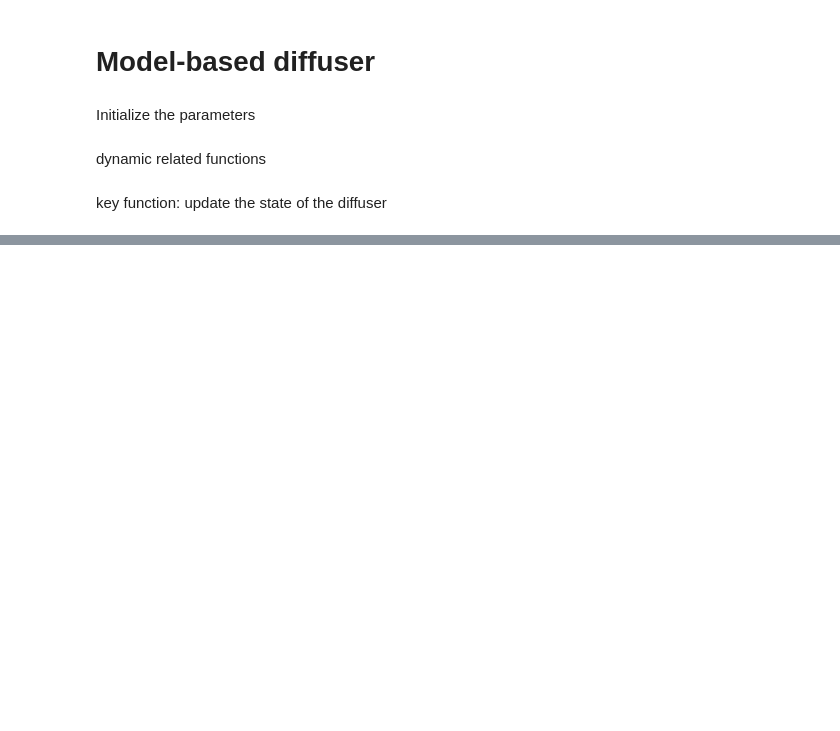
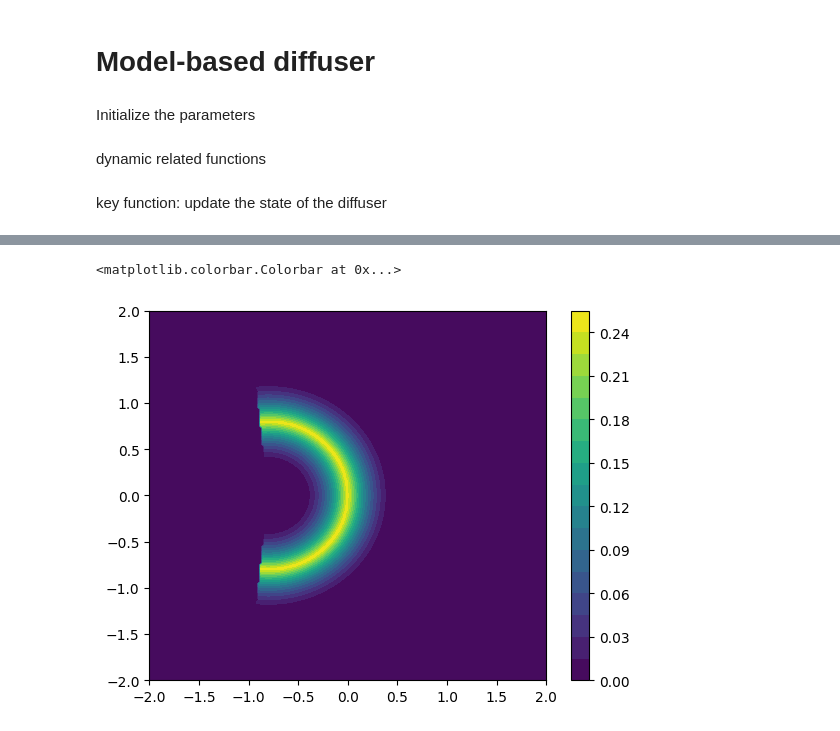
Before and after one commit to LeCAR-Lab/model-based-diffusion, a Jupyter notebook: mdb.ipynb, the cells around one changed output, grey strips where cells are left out. Cells and saved outputs as stored; diff of their text form; code cells hidden in the pictures; blank space fills up the shorter version.

```diff
--- a/mdb.ipynb
+++ b/mdb.ipynb
@@ -642,0 +847,24 @@ Input #0, image2, from 'figure/%d.png':
+# %%
+half_width = 0.75
+def get_barrier_cost(x: jnp.ndarray) -> jnp.ndarray:
+    q = x[:2]
+    half_width = 0.5
+    # Circle center jax array
+    circle_center = jnp.array([-0.8, 0.0])
+    dist2points = jnp.abs(0.8 - jnp.linalg.norm(q-circle_center, ord=2))
+    theta = jnp.abs(jnp.arctan2(q[1]-circle_center[1], q[0]-circle_center[0]))
+    half_switch = (theta < jnp.pi/2 + 0.1) * (theta > -jnp.pi/2 - 0.1)
+    theta = jnp.clip(theta, 0.0, jnp.pi/2)
+
+    return jnp.clip((half_width-dist2points), 0.0, half_width)**2 *  half_switch
+
+X = jnp.linspace(-2.0, 2.0, 200)
+Y = jnp.linspace(-2.0, 2.0, 200)
+X, Y = jnp.meshgrid(X, Y)
+XY = jnp.stack([X, Y], axis=-1)
+Z = jax.vmap(jax.vmap(get_barrier_cost))(XY)
+plt.contourf(X, Y, Z, levels=20)
+plt.colorbar()
+# %% [output]
+<matplotlib.colorbar.Colorbar at 0x...>
+[figure, added]
```
Also changed, not shown: parts of 11 cells of this notebook.
